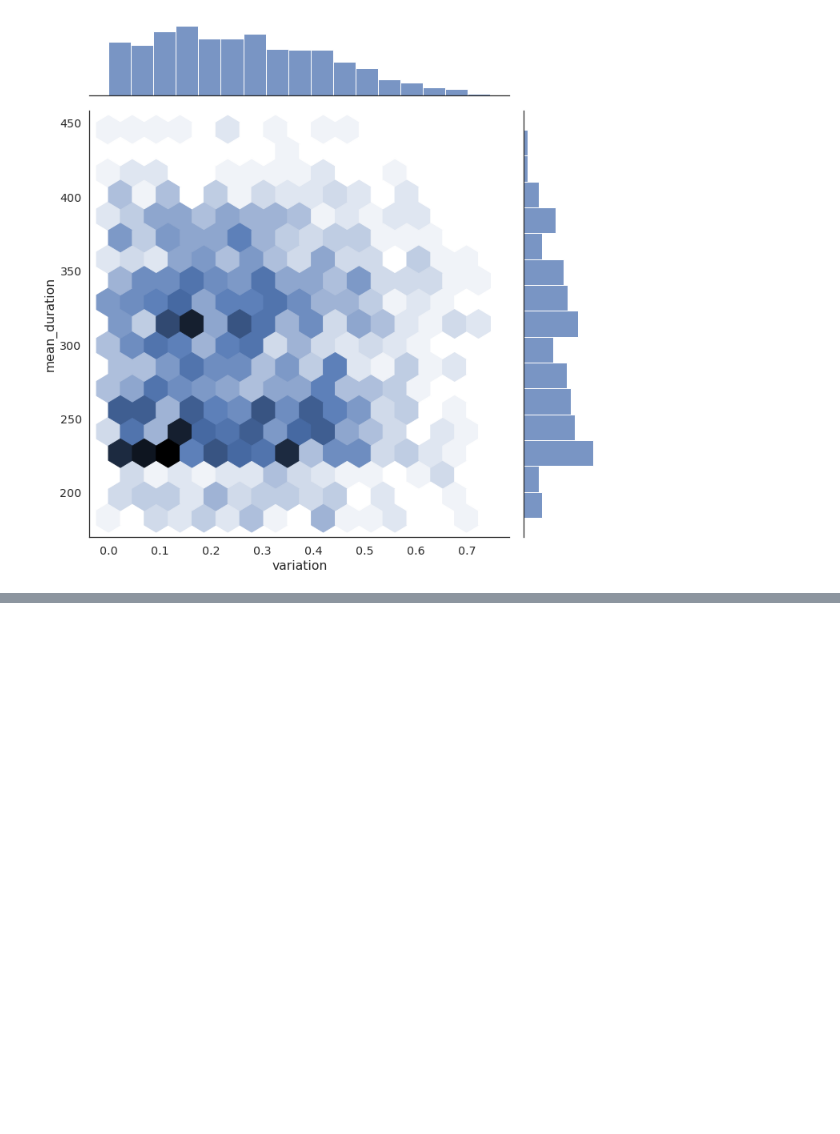
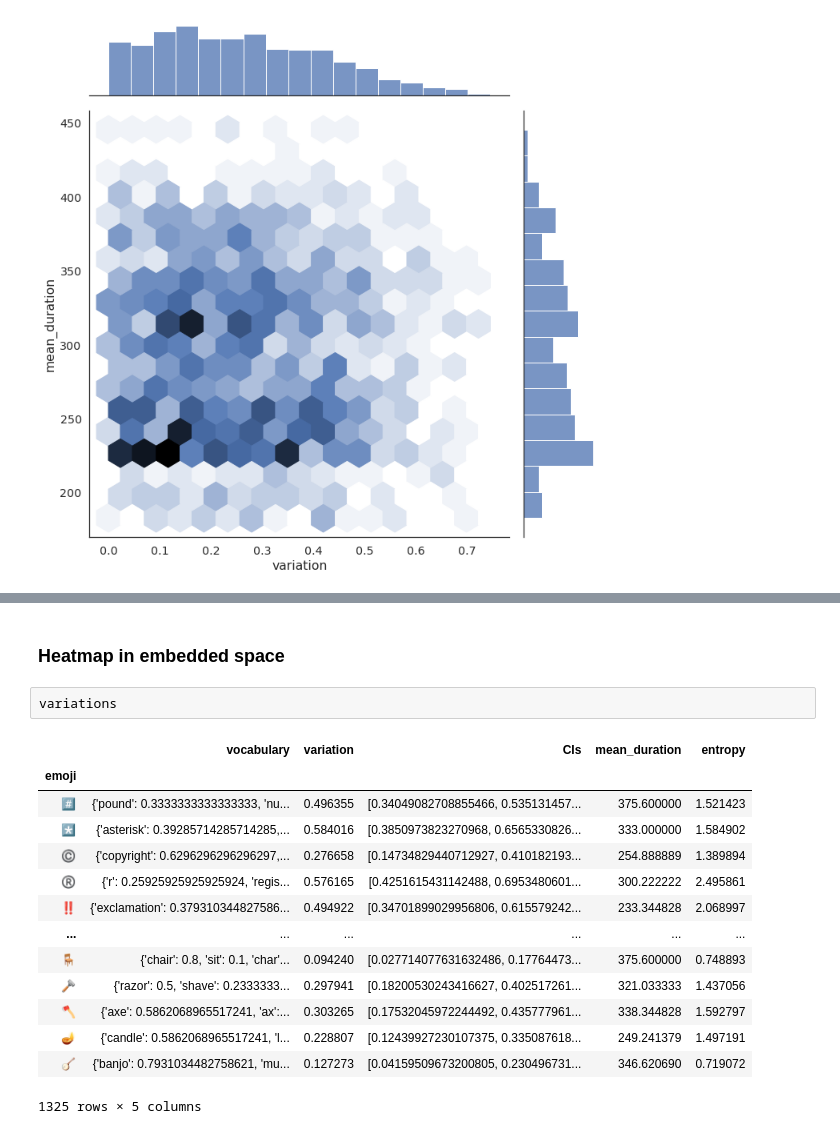
Before and after one commit to epfl-ada/emoji-ambiguity, a Jupyter notebook: notebooks/03_embedded_ambiguity.ipynb, the cells around one changed output, grey strips where cells are left out. Cells and saved outputs as stored; diff of their text form; blank space fills up the shorter version.

```diff
--- a/notebooks/03_embedded_ambiguity.ipynb
+++ b/notebooks/03_embedded_ambiguity.ipynb
@@ -142,0 +153,19 @@ sns.jointplot(data=variations, x='variation', y='mean_duration', kind='hex', hei
+# %% [markdown]
+### Heatmap in embedded space
+# %%
+variations
+# %% [output]
+|  | vocabulary | variation | CIs | mean_duration | entropy |
+| emoji |  |  |  |  |  |
+| #️⃣ | {'pound': 0.3333333333333333, 'nu... | 0.496355 | [0.34049082708855466, 0.535131457... | 375.600000 | 1.521423 |
+| *️⃣ | {'asterisk': 0.39285714285714285,... | 0.584016 | [0.3850973823270968, 0.6565330826... | 333.000000 | 1.584902 |
+| ©️ | {'copyright': 0.6296296296296297,... | 0.276658 | [0.14734829440712927, 0.410182193... | 254.888889 | 1.389894 |
+| ®️ | {'r': 0.25925925925925924, 'regis... | 0.576165 | [0.4251615431142488, 0.6953480601... | 300.222222 | 2.495861 |
+| ‼️ | {'exclamation': 0.379310344827586... | 0.494922 | [0.34701899029956806, 0.615579242... | 233.344828 | 2.068997 |
+| ... | ... | ... | ... | ... | ... |
+| 🪑 | {'chair': 0.8, 'sit': 0.1, 'char'... | 0.094240 | [0.027714077631632486, 0.17764473... | 375.600000 | 0.748893 |
+| 🪒 | {'razor': 0.5, 'shave': 0.2333333... | 0.297941 | [0.18200530243416627, 0.402517261... | 321.033333 | 1.437056 |
+| 🪓 | {'axe': 0.5862068965517241, 'ax':... | 0.303265 | [0.17532045972244492, 0.435777961... | 338.344828 | 1.592797 |
+| 🪔 | {'candle': 0.5862068965517241, 'l... | 0.228807 | [0.12439927230107375, 0.335087618... | 249.241379 | 1.497191 |
+| 🪕 | {'banjo': 0.7931034482758621, 'mu... | 0.127273 | [0.04159509673200805, 0.230496731... | 346.620690 | 0.719072 |
+1325 rows × 5 columns
```
Also changed, not shown: parts of 3 cells of this notebook, 10 other files.
